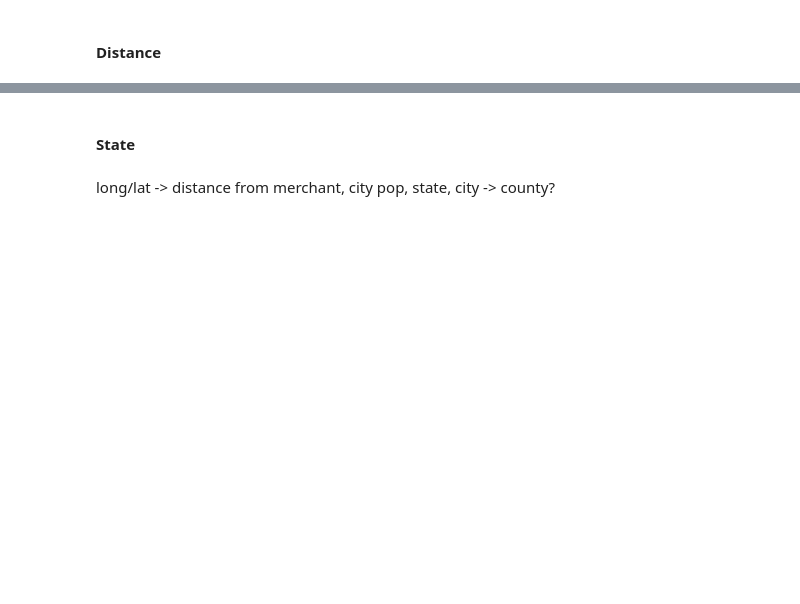
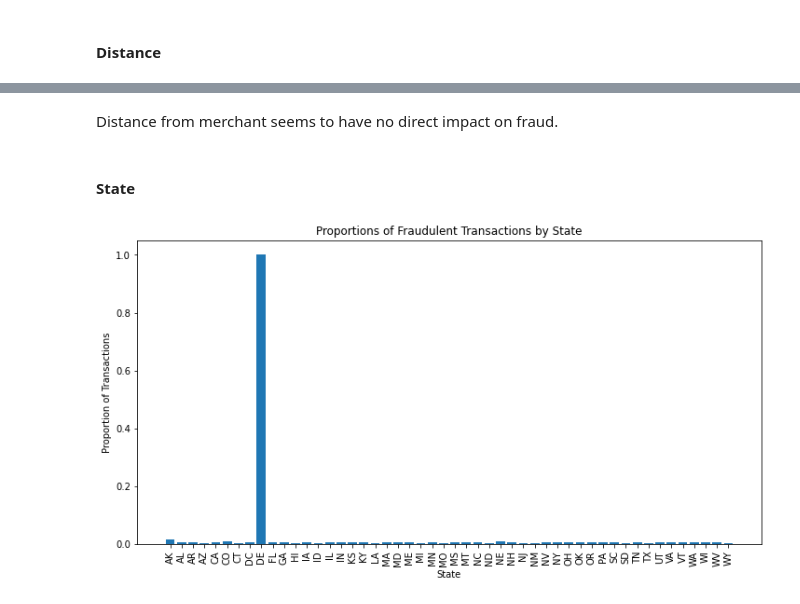
Before and after one commit to anabellafalk/cc_fraud_detection, a Jupyter notebook: eda.ipynb, the cells around one changed output, grey strips where cells are left out. Cells and saved outputs as stored; diff of their text form; code cells hidden in the pictures; blank space fills up the shorter version.

```diff
--- a/eda.ipynb
+++ b/eda.ipynb
@@ -514,0 +598,4 @@ plt.plot(dat_tr[dat_tr['is_fraud'] == 0]['city_pop'].sort_values().values)
+# %%
+dat_tr['distance_bin'] = pd.cut(dat_tr['distance'], bins=[0,0.25,0.5,0.75,1,1.25,1.5])
+fraud_by_bin = dat_tr.groupby('distance_bin')['is_fraud'].mean()
+fraud_by_bin
@@ -515,4 +616,16 @@ plt.plot(dat_tr[dat_tr['is_fraud'] == 0]['city_pop'].sort_values().values)
+# %% [markdown]
+Distance from merchant seems to have no direct impact on fraud.
 # %% [markdown]
 #### State
-# %% [markdown]
-long/lat -> distance from merchant, city pop, state, city -> county?
+# %%
+fraud_state = dat_tr.groupby('state')['is_fraud'].mean()
+
+plt.figure(figsize=(12, 6))
+plt.bar(fraud_state.index, fraud_state.values)
+plt.xticks(rotation=90)
+plt.title('Proportions of Fraudulent Transactions by State')
+plt.xlabel('State')
+plt.ylabel('Proportion of Transactions')
+plt.show()
+# %% [output]
+[figure, added]
```
Also changed, not shown: parts of 40 cells of this notebook.
